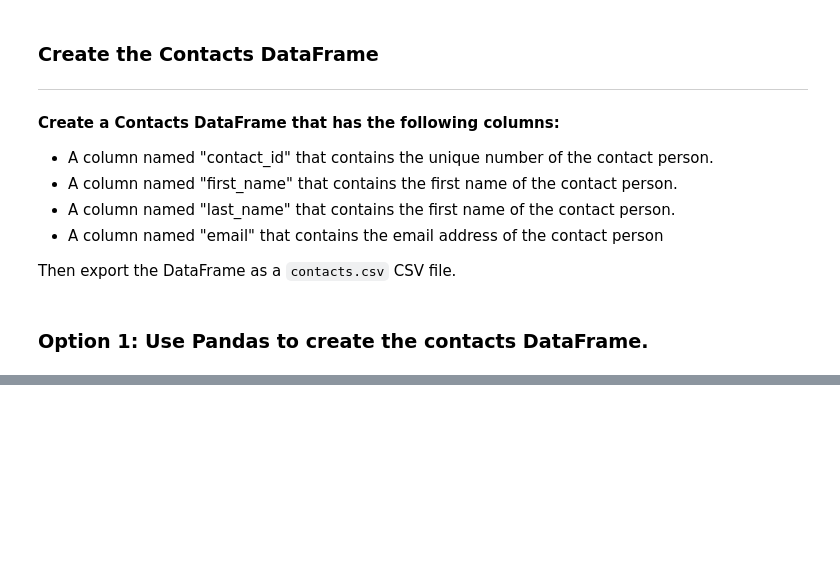
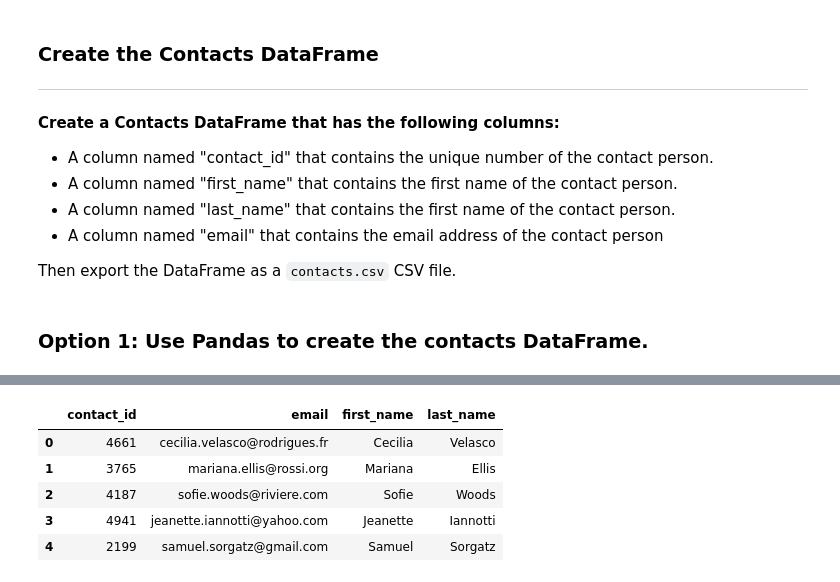
Before and after one commit to tiascott01/13_GroupProject2_ETL, a Jupyter notebook: ETL_Mini_Project_TScott_HMclean.ipynb, the cells around one changed output, grey strips where cells are left out. Cells and saved outputs as stored; diff of their text form; code cells hidden in the pictures; blank space fills up the shorter version.

```diff
--- a/ETL_Mini_Project_TScott_HMclean.ipynb
+++ b/ETL_Mini_Project_TScott_HMclean.ipynb
@@ -343,6 +345,18 @@ Then export the DataFrame as a `contacts.csv` CSV file.
 import json
 dict_values = []
 
+# Update first row[0] in dataframe (contact_info) to column header.
+update_column = contact_info_df.iloc[0]
+contact_info_df = contact_info_df[1:]
+contact_info_df.columns = update_column
+
+# For loops to extract each row and add to dictionary.
+for index, row in contact_info_df.iterrows():
+    contacts = row['contact_info']
+    convert_contacts = json.loads(contacts)
+    data_values = [v for k, v in convert_contacts.items()]
+    dict_values.append(data_values)
+
 
 # Print out the list of values for each row.
 print(dict_values)
@@ -351,3 +365,5 @@ print(dict_values)
 # %%
 # Create a contact_info DataFrame and add each list of values, i.e., each row
 # to the 'contact_id', 'name', 'email' columns.
+contacts_df = pd.DataFrame(dict_values, columns=['contact_id', 'name', 'email'])
+contacts_df.head()
@@ -356,5 +391,16 @@ print(dict_values)
 # %%
 # Create a "first"name" and "last_name" column with the first and last names from the "name" column.
-
+contacts_df[['first_name','last_name']] = contacts_df['name'].str.split(expand=True)
 
 # Drop the contact_name column
+contacts_df = contacts_df.drop('name', axis=1)
+
+# Check updates to the dataframe.
+contacts_df.head()
+# %% [output]
+|  | contact_id | email | first_name | last_name |
+| 0 | 4661 | cecilia.velasco@rodrigues.fr | Cecilia | Velasco |
+| 1 | 3765 | mariana.ellis@rossi.org | Mariana | Ellis |
+| 2 | 4187 | sofie.woods@riviere.com | Sofie | Woods |
+| 3 | 4941 | jeanette.iannotti@yahoo.com | Jeanette | Iannotti |
+| 4 | 2199 | samuel.sorgatz@gmail.com | Samuel | Sorgatz |
```
Also changed, not shown: parts of 27 cells of this notebook.
